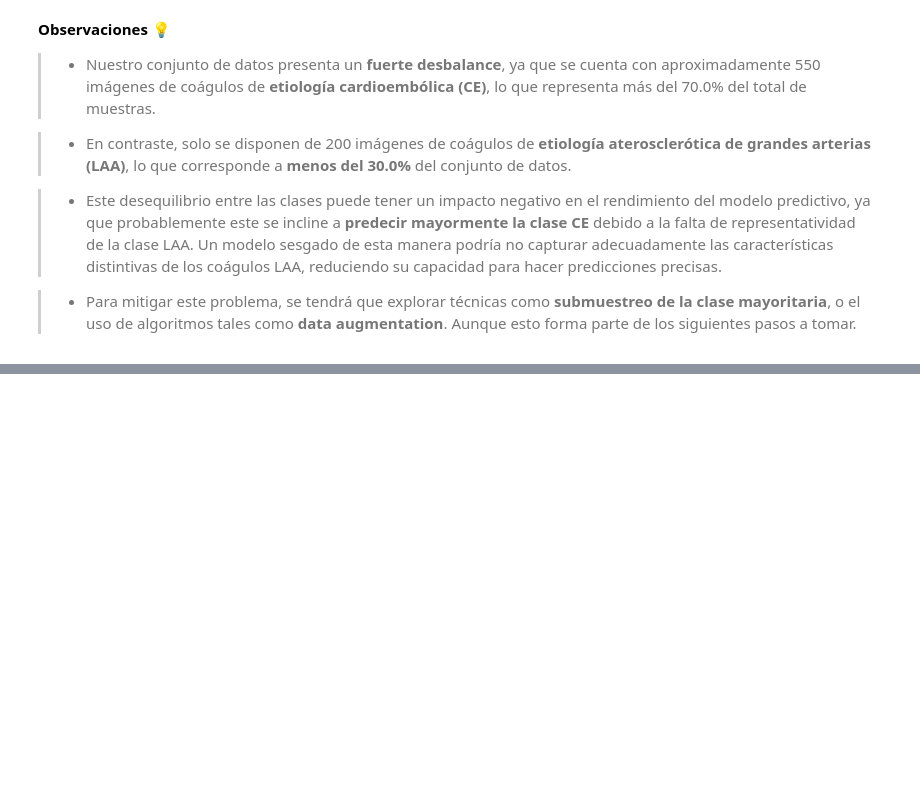
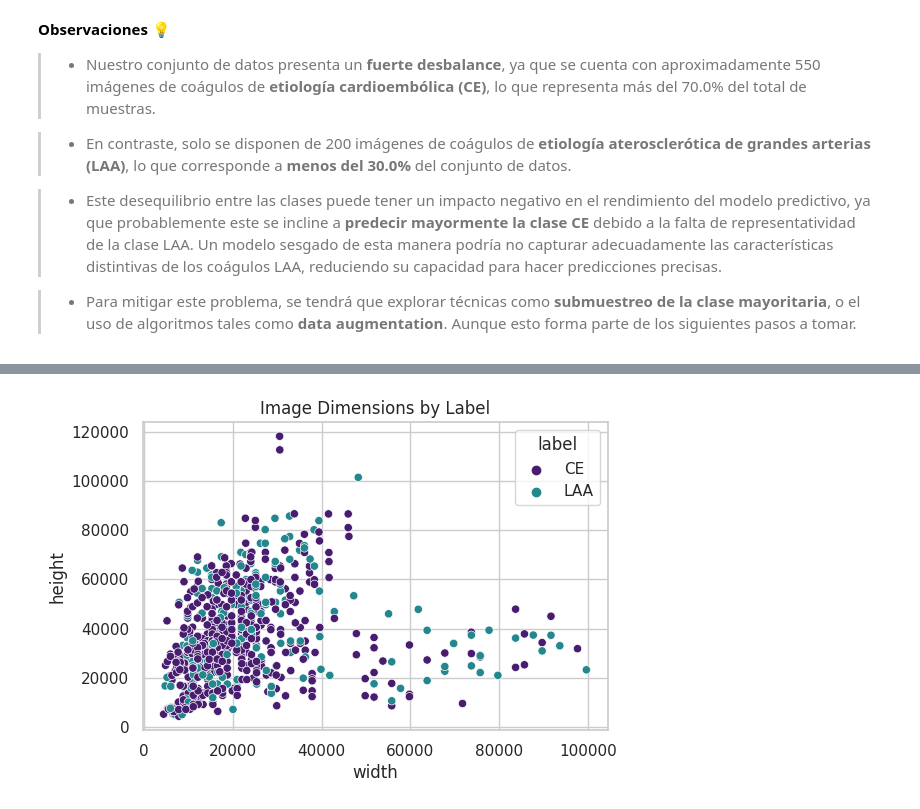
Before and after one commit to Andrea-gt/blood-clots, a Jupyter notebook: mayo-clinic-strip-ai.ipynb, the cells around one changed output, grey strips where cells are left out. Saved outputs shown, nothing was run; the diff lists cells and outputs as text; code cells hidden in the pictures; blank space fills up the shorter version.

```diff
--- a/mayo-clinic-strip-ai.ipynb
+++ b/mayo-clinic-strip-ai.ipynb
@@ -221,0 +263,6 @@ label_distribution(df)
+# %%
+sns.scatterplot(data=df, x='width', y='height', hue='label', palette=[palette[0], palette[5]])
+plt.title('Image Dimensions by Label')
+plt.show()
+# %% [output]
+[figure, added]
```
Also changed, not shown: parts of 5 cells of this notebook.
